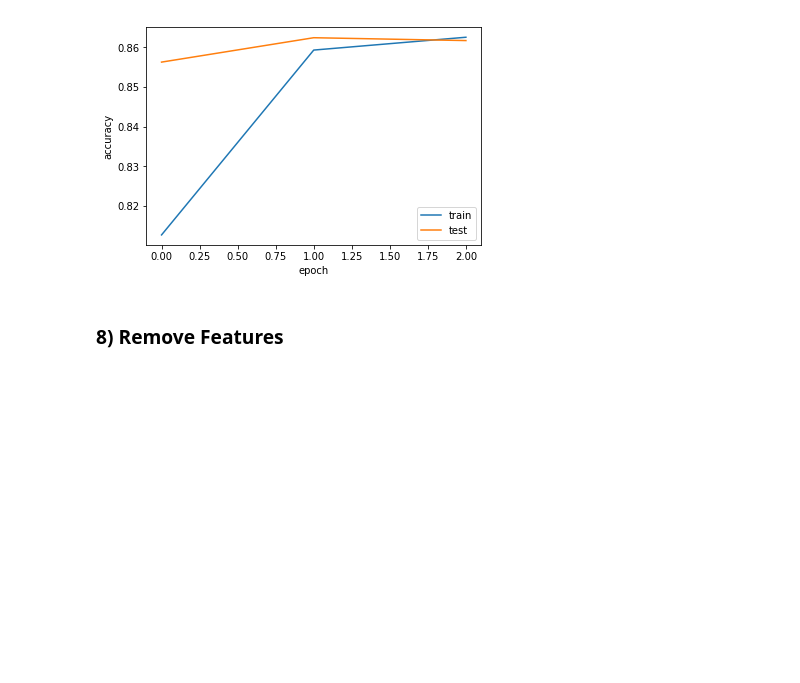
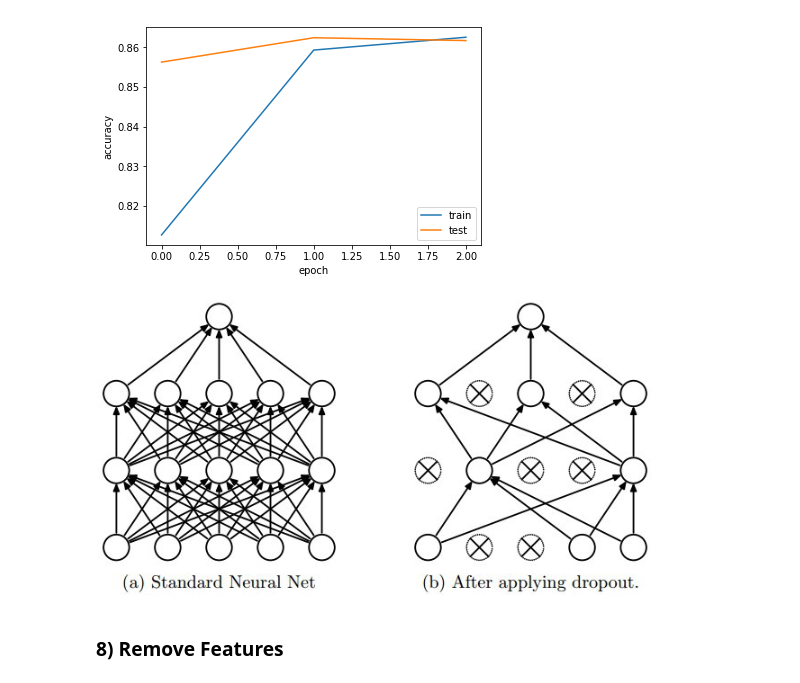
Before and after one commit to geoffreylink/Projects, a Jupyter notebook: 06 Machine Learning/10 Common Ways To Prevent Overfitting in 10 lines.ipynb, the cells around one changed output. Cells and saved outputs as stored; diff of their text form; code cells hidden in the pictures; blank space fills up the shorter version.

```diff
--- a/06 Machine Learning/10 Common Ways To Prevent Overfitting in 10 lines.ipynb
+++ b/06 Machine Learning/10 Common Ways To Prevent Overfitting in 10 lines.ipynb
@@ -186,6 +191,11 @@ Epoch 3/3
 25000/25000 [==============================] - 2s 64us/step - loss: 0.3325 - acc: 0.8626 - val_loss: 0.3269 - val_acc: 0.8617
 <matplotlib.legend.Legend at 0x...>
 [figure]
+# %%
+from IPython.display import Image
+Image(filename='Dropout.png')
+# %% [output]
+[figure, added]
 # %% [markdown]
 ### 8) Remove Features
 # %%
```
Also changed, not shown: parts of 1 cell of this notebook, 2 other files.
